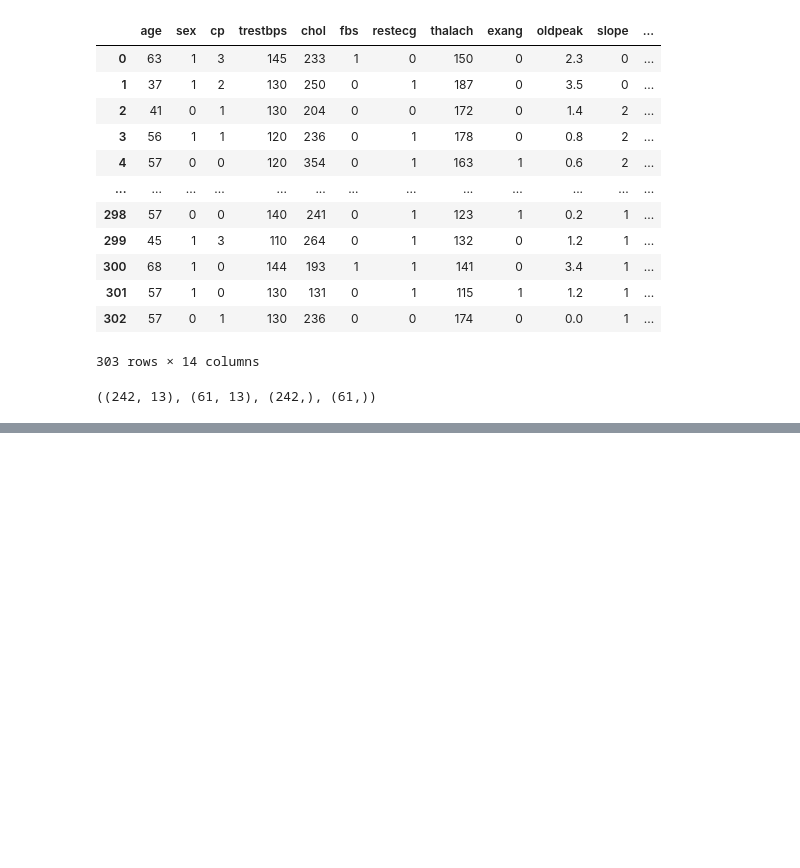
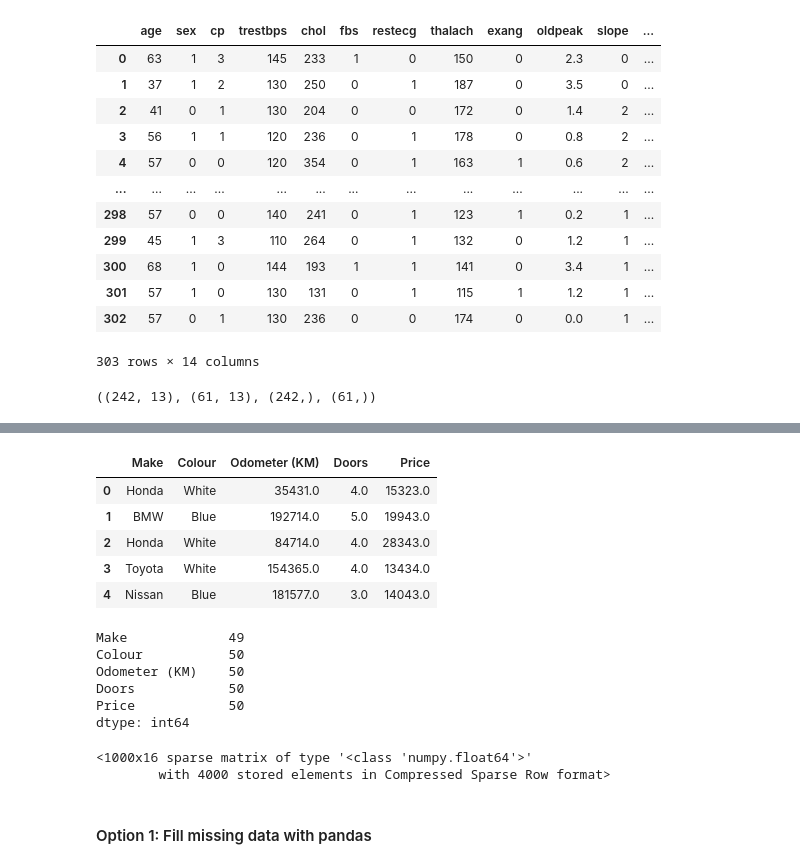
Before and after one commit to AliNisarAhmed/ml-ds-course, a Jupyter notebook: sample-project/Intro-to-Scikit-learn-2.ipynb, the cells around one changed output, grey strips where cells are left out. Drawn from its saved outputs; the diff is of its cells as text; code cells hidden in the pictures; blank space fills up the shorter version.

```diff
--- a/sample-project/Intro-to-Scikit-learn-2.ipynb
+++ b/sample-project/Intro-to-Scikit-learn-2.ipynb
@@ -209,0 +338,34 @@ X_train.shape, X_test.shape, y_train.shape, y_test.shape
+# %%
+car_sales_missing = pd.read_csv("data/car-sales-extended-missing-data.csv")
+car_sales_missing.head()
+# %% [output]
+|  | Make | Colour | Odometer (KM) | Doors | Price |
+| 0 | Honda | White | 35431.0 | 4.0 | 15323.0 |
+| 1 | BMW | Blue | 192714.0 | 5.0 | 19943.0 |
+| 2 | Honda | White | 84714.0 | 4.0 | 28343.0 |
+| 3 | Toyota | White | 154365.0 | 4.0 | 13434.0 |
+| 4 | Nissan | Blue | 181577.0 | 3.0 | 14043.0 |
+# %%
+car_sales_missing.isna().sum()
+# %% [output]
+Make             49
+Colour           50
+Odometer (KM)    50
+Doors            50
+Price            50
+dtype: int64
+# %%
+X = car_sales_missing.drop("Price", axis=1)
+y = car_sales_missing["Price"]
+
+categorical_features = ['Make', 'Colour', 'Doors']
+one_hot = OneHotEncoder()
+transformer = ColumnTransformer([('one_hot', one_hot, categorical_features)], remainder="passthrough")
+
+transformed_X = transformer.fit_transform(X)
+transformed_X
+# %% [output]
+<1000x16 sparse matrix of type '<class 'numpy.float64'>'
+        with 4000 stored elements in Compressed Sparse Row format>
+# %% [markdown]
+#### Option 1: Fill missing data with pandas
```
Also changed, not shown: parts of 17 cells of this notebook.
